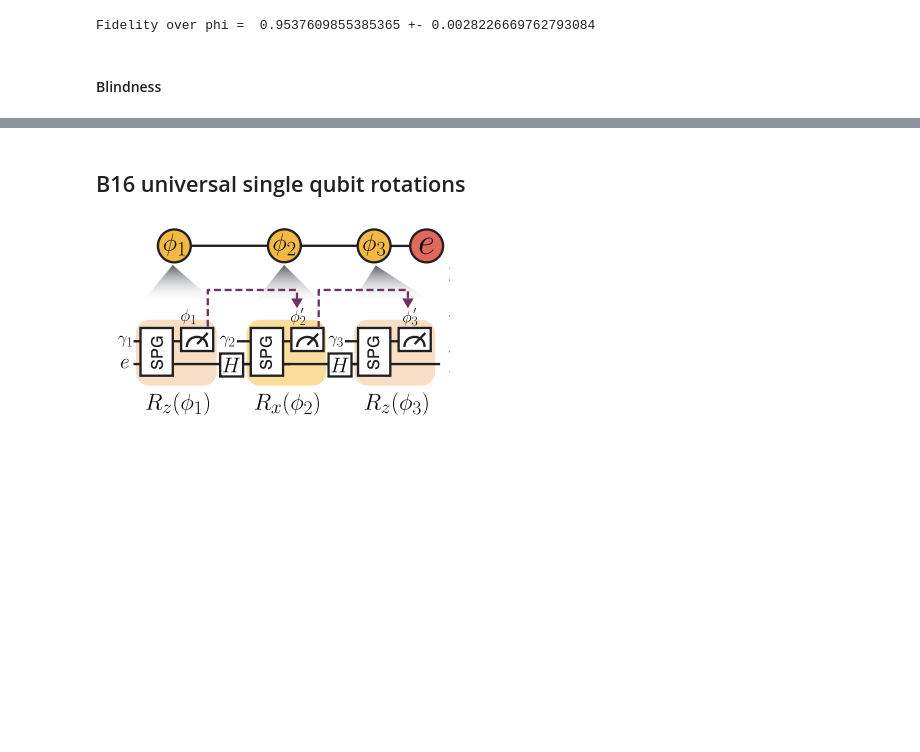
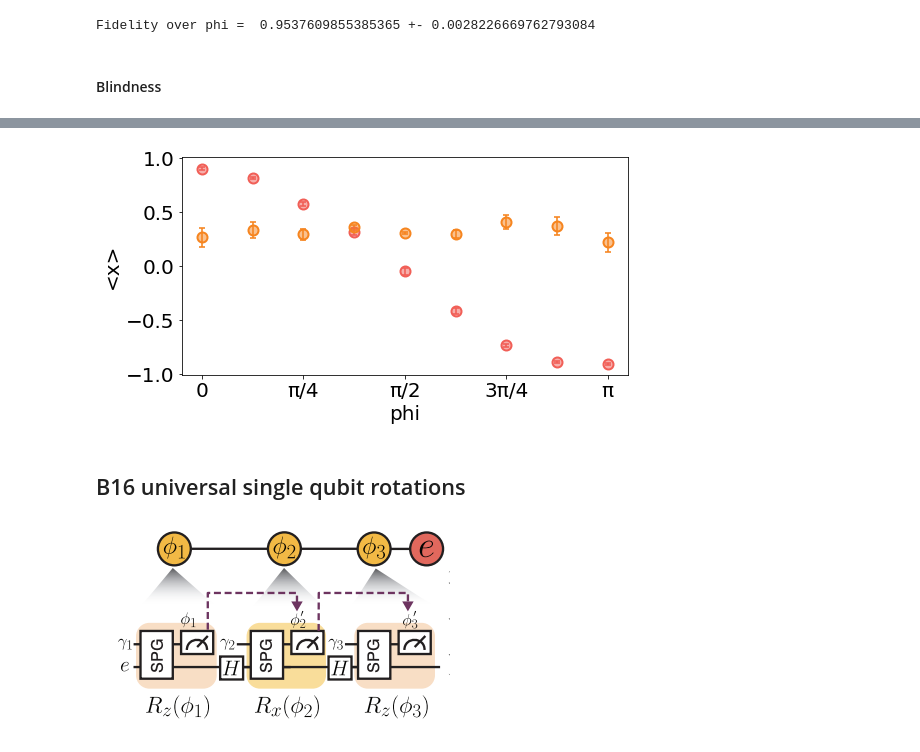
Before and after one commit to lukingroup/simnet, a Jupyter notebook: Notebooks/Blind_SingleNode_dataMatch.ipynb, the cells around one changed output, grey strips where cells are left out. Drawn from its saved outputs; the diff is of its cells as text; code cells hidden in the pictures; blank space fills up the shorter version.

```diff
--- a/Notebooks/Blind_SingleNode_dataMatch.ipynb
+++ b/Notebooks/Blind_SingleNode_dataMatch.ipynb
@@ -231,3 +315,82 @@ NameError: name 'holevo_bound_uncertainty' is not defined
+# %%
+import numpy as np
+import matplotlib.pyplot as plt
+from matplotlib import colors
+
+# Assuming phi1, c1, c2, nxnynz_cl_phi_array, nxnynz_s_phi_array, and n_rounds are defined elsewhere
+
+x_mean_cl = np.mean(nxnynz_cl_phi_array, axis=1)
+y_std_cl = np.std(nxnynz_cl_phi_array, axis=1) / np.sqrt(n_rounds)
+
+x_mean_s = np.mean(nxnynz_s_phi_array, axis=1)
+y_std_s = np.std(nxnynz_s_phi_array, axis=1) / np.sqrt(n_rounds)
+
+# Sample data
+x = phi1
+y_cl = x_mean_cl[:, 0]
+yerr_cl = y_std_cl[:, 0]  # Error values
+
+y_s = x_mean_s[:, 0]
+yerr_s = y_std_s[:, 0]    # Error values
+
+# Define colors with alpha values
+facecolor_cl = colors.to_rgba(c1, alpha=0.5)
+edgecolor_cl = colors.to_rgba(c1, alpha=1.0)
+errorbar_color_cl = colors.to_rgba(c1, alpha=0.8)
+
+facecolor_s = colors.to_rgba(c2, alpha=0.5)
+edgecolor_s = colors.to_rgba(c2, alpha=1.0)
+errorbar_color_s = colors.to_rgba(c2, alpha=0.8)
+
+# Create a new figure with specified size
+plt.figure(figsize=(8, 4))  # Width and height in inches
+
+# Create the error bar plot
+plt.errorbar(
+    x, y_cl, yerr=yerr_cl,
+    fmt='o',
+    markersize=10,
+    markerfacecolor=facecolor_cl,
+    markeredgecolor=edgecolor_cl,
+    ecolor=errorbar_color_cl,
+    capsize=3,
+    elinewidth=2,
+    markeredgewidth=2
+)
+
+plt.errorbar(
+    x, y_s, yerr=yerr_s,
+    fmt='o',
+    markersize=10,
+    markerfacecolor=facecolor_s,
+    markeredgecolor=edgecolor_s,
+    ecolor=errorbar_color_s,
+    capsize=3,
+    elinewidth=2,
+    markeredgewidth=2
+)
+
+# Customize the plot
+plt.xlabel('phi', fontsize=20)
+plt.ylabel('<x>', fontsize=20)
+# plt.title('Scatter Plot with Error Bars')
+
+# Set specific x and y ticks
+x_ticks = [0, np.pi/4, np.pi/2, 3*np.pi/4, np.pi]
+y_ticks = [-1, -0.5, 0, 0.5, 1]
+
+# Optionally, set custom labels for the ticks
+x_tick_labels = ['0', 'π/4', 'π/2', '3π/4', 'π']
+plt.xticks(x_ticks, x_tick_labels, fontsize=20)
+plt.yticks(y_ticks, fontsize=20)
+
+# Save the plot as a PNG file
+plt.savefig('/Users/azizasuleymanzade/Lukin SiV Dropbox/Aziza azizasuleymanzade@g.harvard.edu/bqc_paper/Simulation/SimulationCode/OutputFiles/BlindComputing/Fig1/Figures/1qubit_rot_vsPhi.png', dpi=400, bbox_inches='tight')
+
+# Display the plot
+plt.show()
+# %% [output]
+[figure, added]
 # %% [markdown]
 ## B16 universal single qubit rotations
 # %%
```
Also changed, not shown: parts of 8 cells of this notebook, 6 other files.
